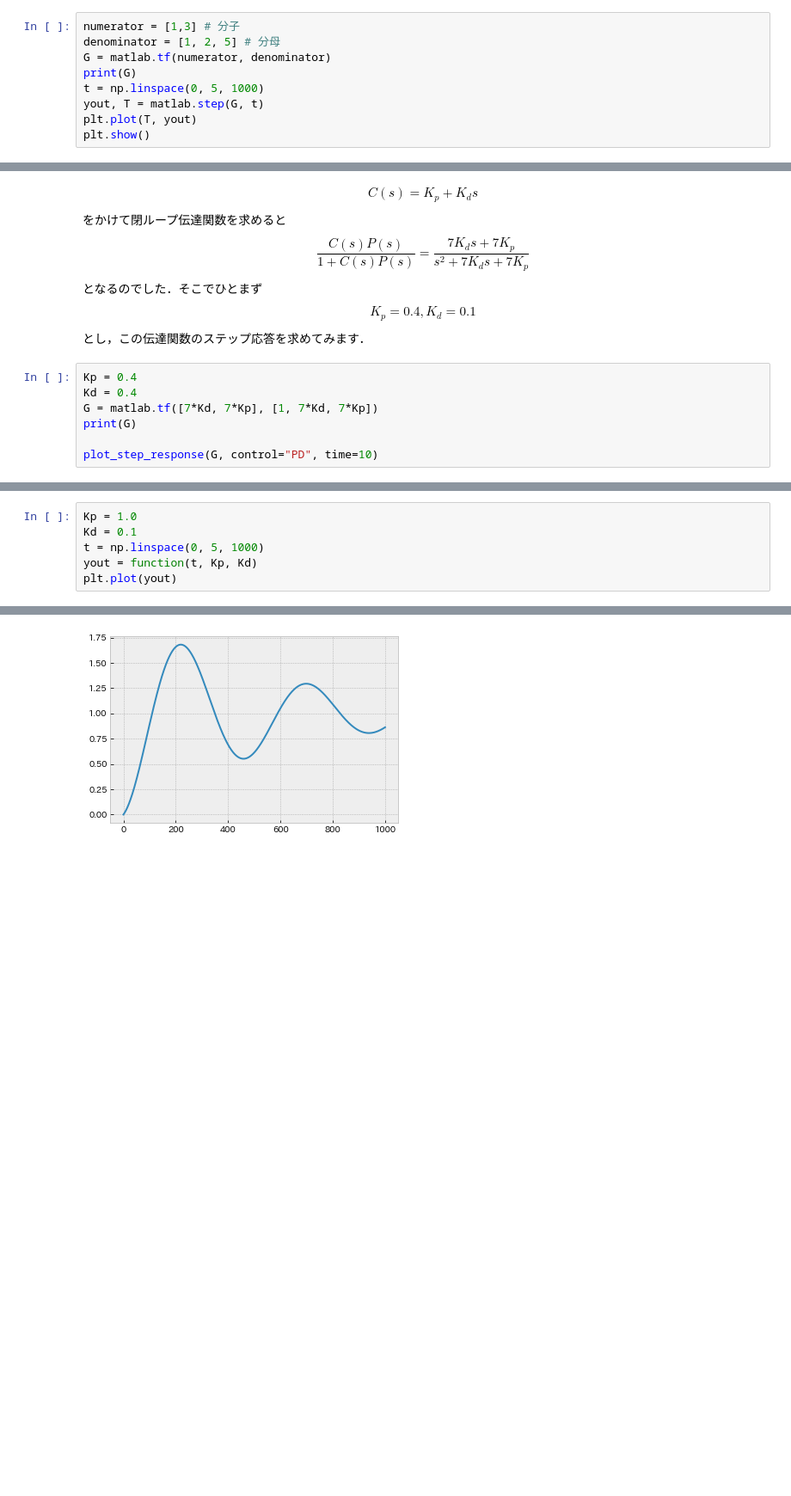
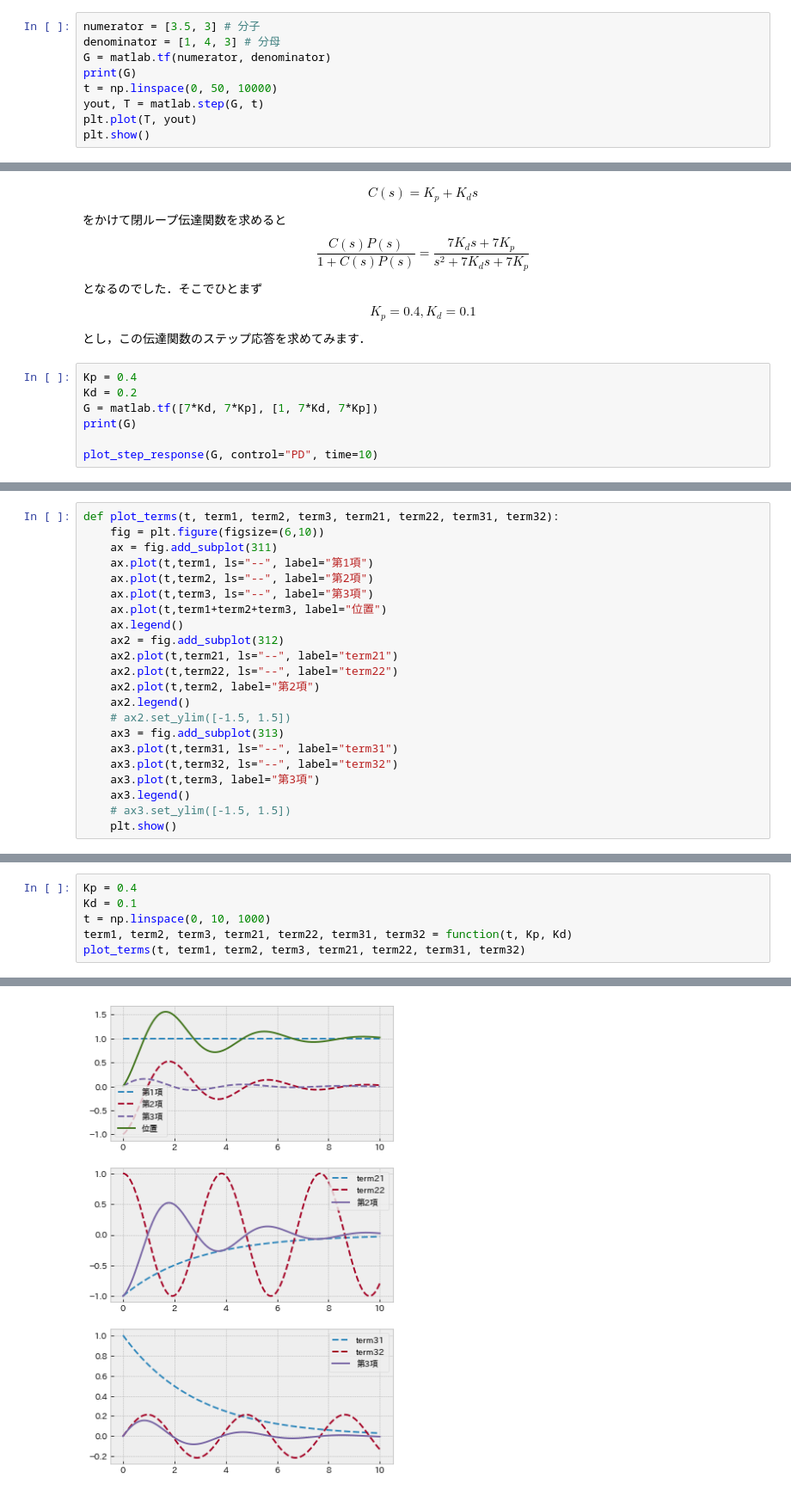
Before and after one commit to Toshi-M56/PIDcontrol, a Jupyter notebook: 工学実験PID制御実験シミュレーション.ipynb, the cells around one changed output, grey strips where cells are left out. Shown at 86% size. Saved outputs shown, nothing was run; the diff lists cells and outputs as text; blank space fills up the shorter version.

```diff
--- a/工学実験PID制御実験シミュレーション.ipynb
+++ b/工学実験PID制御実験シミュレーション.ipynb
@@ -127,11 +127,11 @@ plt.show() #plt.show()でグラフを画面に表示します．
 一連のコードをまとめると以下のようになります．
 色々な伝達関数のステップ応答を試してみてもいいかもしれません．
 # %%
-numerator = [1,3] # 分子
-denominator = [1, 2, 5] # 分母
+numerator = [3.5, 3] # 分子
+denominator = [1, 4, 3] # 分母
 G = matlab.tf(numerator, denominator)
 print(G)
-t = np.linspace(0, 5, 1000)
+t = np.linspace(0, 50, 10000)
 yout, T = matlab.step(G, t)
 plt.plot(T, yout)
 plt.show()
@@ -235,7 +236,7 @@ $$K_p=0.4, K_d=0.1$$
 とし，この伝達関数のステップ応答を求めてみます．
 # %%
 Kp = 0.4
-Kd = 0.4
+Kd = 0.2
 G = matlab.tf([7*Kd, 7*Kp], [1, 7*Kd, 7*Kp])
 print(G)
 
@@ -274,0 +300,22 @@ def function(t, Kp, Kd):
+# %%
+def plot_terms(t, term1, term2, term3, term21, term22, term31, term32):
+    fig = plt.figure(figsize=(6,10))
+    ax = fig.add_subplot(311)
+    ax.plot(t,term1, ls="--", label="第1項")
+    ax.plot(t,term2, ls="--", label="第2項")
+    ax.plot(t,term3, ls="--", label="第3項")
+    ax.plot(t,term1+term2+term3, label="位置")
+    ax.legend()
+    ax2 = fig.add_subplot(312)
+    ax2.plot(t,term21, ls="--", label="term21")
+    ax2.plot(t,term22, ls="--", label="term22")
+    ax2.plot(t,term2, label="第2項")
+    ax2.legend()
+    # ax2.set_ylim([-1.5, 1.5])
+    ax3 = fig.add_subplot(313)
+    ax3.plot(t,term31, ls="--", label="term31")
+    ax3.plot(t,term32, ls="--", label="term32")
+    ax3.plot(t,term3, label="第3項")
+    ax3.legend()
+    # ax3.set_ylim([-1.5, 1.5])
+    plt.show()
@@ -275,7 +351,7 @@ def function(t, Kp, Kd):
 # %%
-Kp = 1.0
+Kp = 0.4
 Kd = 0.1
-t = np.linspace(0, 5, 1000)
-yout = function(t, Kp, Kd)
-plt.plot(yout)
+t = np.linspace(0, 10, 1000)
+term1, term2, term3, term21, term22, term31, term32 = function(t, Kp, Kd)
+plot_terms(t, term1, term2, term3, term21, term22, term31, term32)
 # %% [output]
@@ -283 +358 @@ plt.plot(yout)
-[figure, old version]
+[figure, new version]
```
Also changed, not shown: parts of 11 cells of this notebook.
